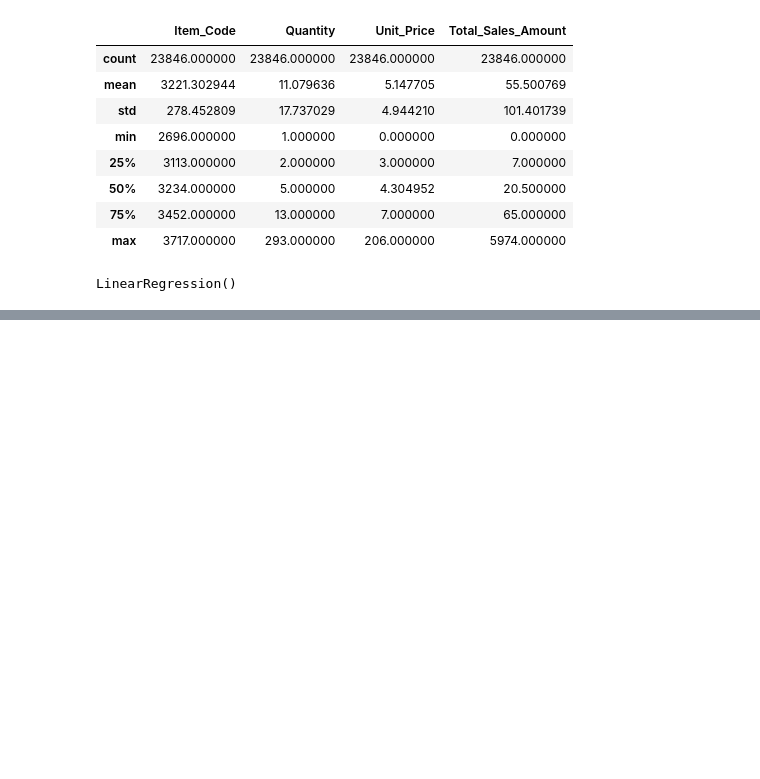
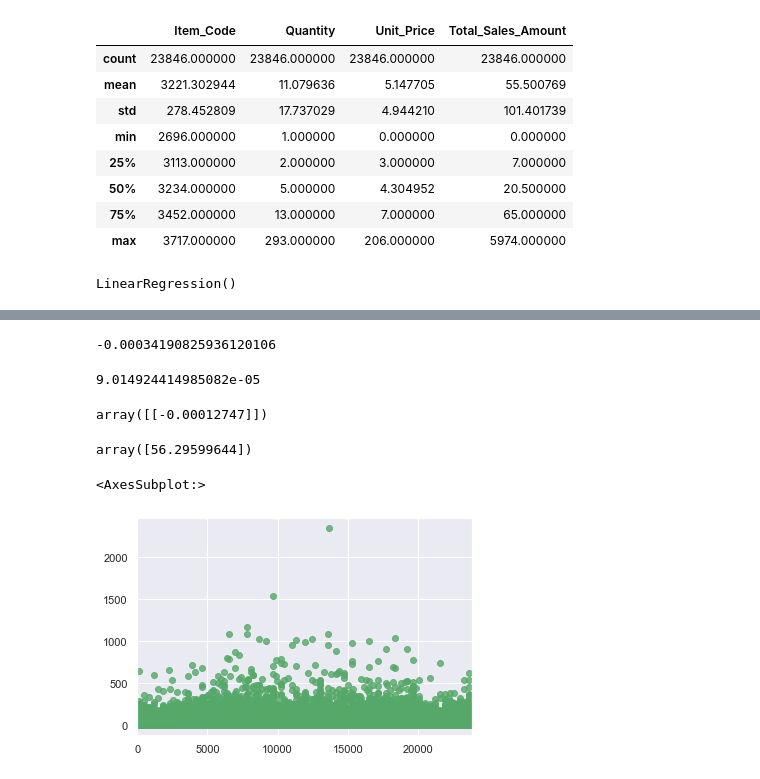
Before and after one commit to jilias/Tracks_Tavern_Data, a Jupyter notebook: LinearRegression_Tavern_Data.ipynb, the cells around one changed output, grey strips where cells are left out. Cells and saved outputs as stored; diff of their text form; code cells hidden in the pictures; blank space fills up the shorter version.

```diff
--- a/LinearRegression_Tavern_Data.ipynb
+++ b/LinearRegression_Tavern_Data.ipynb
@@ -31,5 +32,5 @@ y = sales_df[['Total_Sales_Amount']]
 # %%
 from sklearn.model_selection import train_test_split
-X_train, X_test, y_train, y_test = train_test_split(X, y, test_size=0.2, random_state=0)
+X_train, X_test, y_train, y_test = train_test_split(X, y, test_size=0.4, random_state=0)
 # %%
 from sklearn.linear_model import LinearRegression
@@ -57,0 +52,23 @@ LinearRegression()
+# %%
+model.score(X_test, y_test)
+# %% [output]
+-0.00034190825936120106
+# %%
+model.score(X_train, y_train)
+# %% [output]
+9.014924414985082e-05
+# %%
+model.coef_
+# %% [output]
+array([[-0.00012747]])
+# %%
+model.intercept_
+# %% [output]
+array([56.29599644])
+# %%
+
+sns.set_theme(color_codes=True)
+sns.regplot(X_train, y_train,  color="g")
+# %% [output]
+<AxesSubplot:>
+[figure, added]
```
Also changed, not shown: parts of 11 cells of this notebook.
